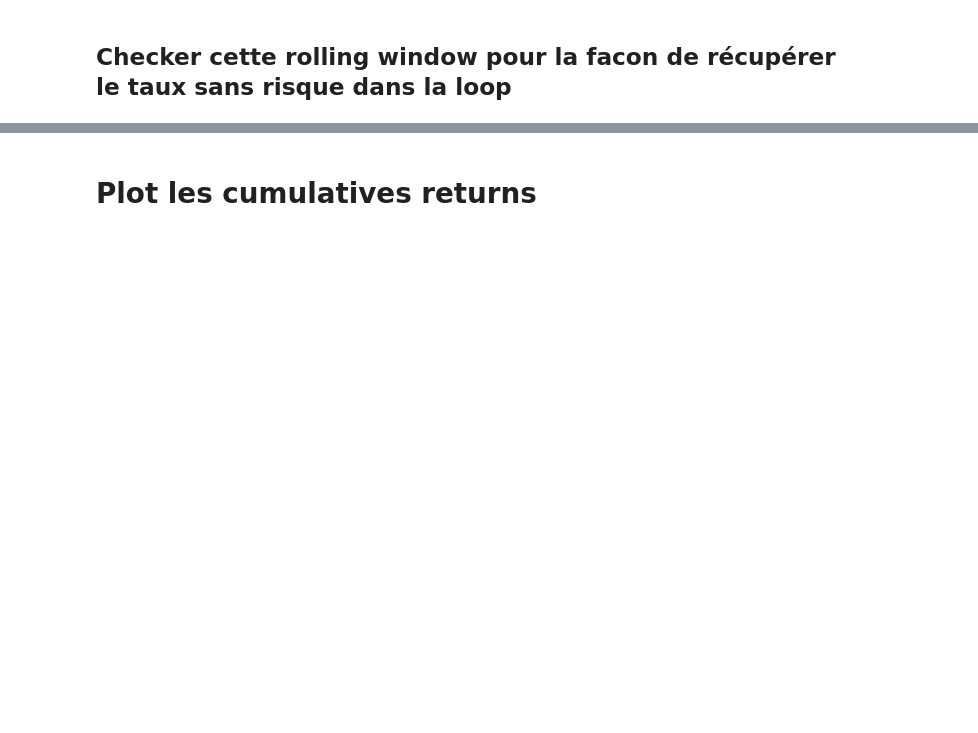
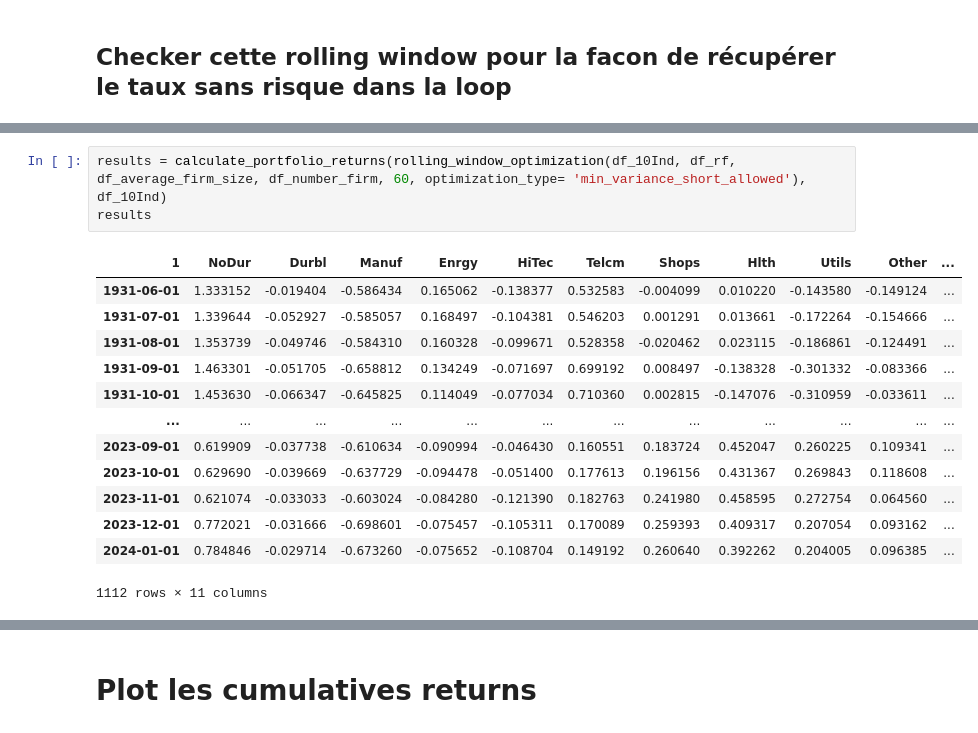
Before and after one commit to ThomasDeConinck/Gestion-de-Portefeuille-Devoir-2, a Jupyter notebook: Partie A/Partie_A_TP2.ipynb, the cells around one changed output, grey strips where cells are left out. Cells and saved outputs as stored; diff of their text form; blank space fills up the shorter version.

```diff
--- a/Partie A/Partie_A_TP2.ipynb
+++ b/Partie A/Partie_A_TP2.ipynb
@@ -513,3 +620,20 @@ def calculate_portfolio_returns(results_df, df):
     # Ajouter la liste des rendements mensuels calculés à 'results_df' comme nouvelle colonne
     results_df['Portfolio Monthly Return'] = portfolio_monthly_returns
     return results_df
+# %%
+results = calculate_portfolio_returns(rolling_window_optimization(df_10Ind, df_rf, df_average_firm_size, df_number_firm, 60, optimization_type= 'min_variance_short_allowed'), df_10Ind)
+results
+# %% [output]
+| 1 | NoDur | Durbl | Manuf | Enrgy | HiTec | Telcm | Shops | Hlth | Utils | Other | ... |
+| 1931-06-01 | 1.333152 | -0.019404 | -0.586434 | 0.165062 | -0.138377 | 0.532583 | -0.004099 | 0.010220 | -0.143580 | -0.149124 | ... |
+| 1931-07-01 | 1.339644 | -0.052927 | -0.585057 | 0.168497 | -0.104381 | 0.546203 | 0.001291 | 0.013661 | -0.172264 | -0.154666 | ... |
+| 1931-08-01 | 1.353739 | -0.049746 | -0.584310 | 0.160328 | -0.099671 | 0.528358 | -0.020462 | 0.023115 | -0.186861 | -0.124491 | ... |
+| 1931-09-01 | 1.463301 | -0.051705 | -0.658812 | 0.134249 | -0.071697 | 0.699192 | 0.008497 | -0.138328 | -0.301332 | -0.083366 | ... |
+| 1931-10-01 | 1.453630 | -0.066347 | -0.645825 | 0.114049 | -0.077034 | 0.710360 | 0.002815 | -0.147076 | -0.310959 | -0.033611 | ... |
+| ... | ... | ... | ... | ... | ... | ... | ... | ... | ... | ... | ... |
+| 2023-09-01 | 0.619909 | -0.037738 | -0.610634 | -0.090994 | -0.046430 | 0.160551 | 0.183724 | 0.452047 | 0.260225 | 0.109341 | ... |
+| 2023-10-01 | 0.629690 | -0.039669 | -0.637729 | -0.094478 | -0.051400 | 0.177613 | 0.196156 | 0.431367 | 0.269843 | 0.118608 | ... |
+| 2023-11-01 | 0.621074 | -0.033033 | -0.603024 | -0.084280 | -0.121390 | 0.182763 | 0.241980 | 0.458595 | 0.272754 | 0.064560 | ... |
+| 2023-12-01 | 0.772021 | -0.031666 | -0.698601 | -0.075457 | -0.105311 | 0.170089 | 0.259393 | 0.409317 | 0.207054 | 0.093162 | ... |
+| 2024-01-01 | 0.784846 | -0.029714 | -0.673260 | -0.075652 | -0.108704 | 0.149192 | 0.260640 | 0.392262 | 0.204005 | 0.096385 | ... |
+1112 rows × 11 columns
```
Also changed, not shown: parts of 35 cells of this notebook, 2 other files.
